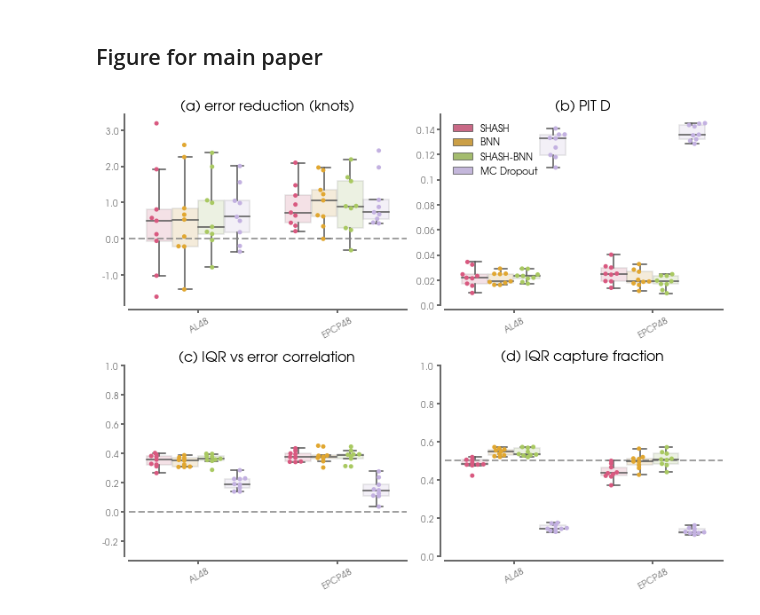
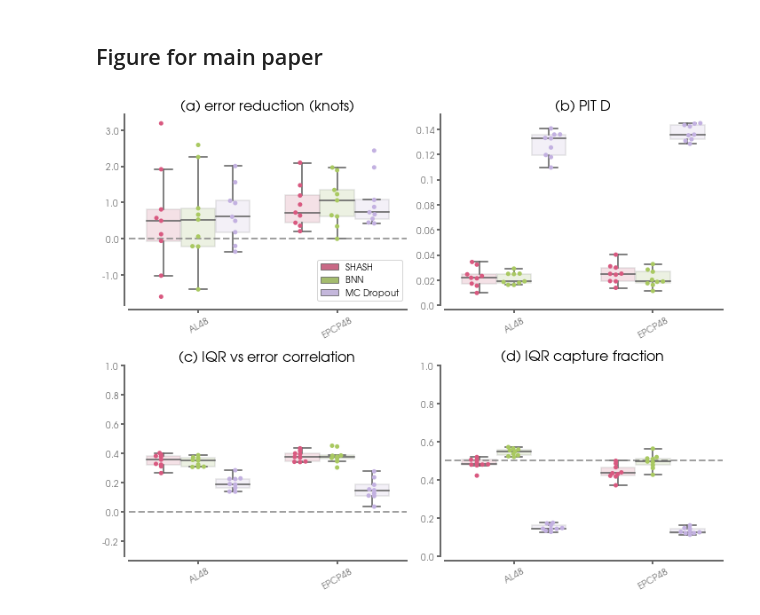
Before and after one commit to eabarnes1010/hurricane_uqcomparisons, a Jupyter notebook: _plot_metrics_compareBNN.ipynb, the cells around one changed output. Drawn from its saved outputs; the diff is of its cells as text; code cells hidden in the pictures.

```diff
--- a/_plot_metrics_compareBNN.ipynb
+++ b/_plot_metrics_compareBNN.ipynb
@@ -35,12 +35,12 @@ __version__ = "03 June 2022"
 EXP_NAME_LIST = (
                  "intensity202_AL48",    #SHASH
                  "intensity522_AL48",    #BNN
-                 "intensity523_AL48",    #BNN-SHASH
+                 # "intensity523_AL48",    #BNN-SHASH
                  "intensity521_AL48",    #MC-Dropout
 
                  "intensity302_EPCP48",    #SHASH
                  "intensity532_EPCP48",    #BNN
-                 "intensity533_EPCP48",    #BNN-SHASH
+                 # "intensity533_EPCP48",    #BNN-SHASH
                  "intensity531_EPCP48",    #MC-Dropout
                  )
 
@@ -166,8 +164,8 @@ df_metrics[df_metrics["testing_years"]==2020]
 ## Figure for main paper
 # %%
 import seaborn as sns
-colors = ('#D95980','#A9C961','#C3B1E1','#351F27')#('#284E60','#FFA83A','#D95980','#C3B1E1','#FFA83A')#colors = ('#284E60','#FFA83A','#D95980','#C3B1E1',)#('#284E60','#E1A730','#D95980','#C3B1E1','#351F27','#A9C961')
-colors = ('#D95980','#E1A730','#A9C961','#C3B1E1','#351F27')
+colors = ('#D95980','#E1A730','#A9C961','#C3B1E1','#351F27') # include SHASH-BNN
+colors = ('#D95980','#A9C961','#C3B1E1','#C3B1E1','#351F27')
 panel_letters = ('(a)','(b)','(c)','(d)')
 x_axis_list = ("basin_lead",)#("basin_lead", "exp_name")
 
@@ -209,10 +207,10 @@ for x_axis in x_axis_list:
                            size=5,
                            dodge=True,
                            ax=ax)
-        if imetric == 1:
+        if imetric == 0:
             handles, labels = ax.get_legend_handles_labels()
-            ax.legend(handles[:4], ('SHASH','BNN','SHASH-BNN','MC Dropout'),fontsize=11,frameon=False,loc=2)
-            # ax.legend(handles[:3], ('SHASH','SHASH-BNN','SHASH-BNN-LastLayer'),fontsize=10,frameon=True,loc=4)
+            # ax.legend(handles[:4], ('SHASH','BNN','SHASH-BNN','MC Dropout'),fontsize=11,frameon=False,loc=2)
+            ax.legend(handles[:3], ('SHASH','BNN','MC Dropout'),fontsize=10,frameon=True,)
         else:
             ax.get_legend().remove()
 
@@ -224,31 +222,31 @@ for x_axis in x_axis_list:
         if(metric.find('reduction') > -1):
             ax.axhline(y=0.0,linewidth=2,linestyle='--',color='gray',alpha=.75)
             # ax.set_ylim(-1.85,3.5)
         if(metric.find('reduction') == -1 and metric.find('n_error') > -1):
             ax.set_ylim(0.,22.)
         if(metric.find('iqr_error')> -1):
             ax.set_ylim(-.3,1.)
             ax.axhline(y=0.0,linewidth=2,linestyle='--',color='gray',alpha=.75)
 
         ax.set_title(title_text[imetric],
                      fontsize=FS,
                      color='k',
                     )
 
         # ax.get_legend().remove()
         x_tick_labels = ax.get_xticklabels()
         # ax.set_xticklabels([])
         ax.set_xticklabels(x_tick_labels,rotation = 30)
         yticks = np.around(ax.get_yticks(),3)
         ax.set_yticklabels(yticks)
         ax.set_ylabel('')
 
         format_spines(ax)
         ax.set_xticklabels(x_tick_labels,rotation = 30)
         ax.set_xlabel('')
 
     plt.tight_layout()
     plt.savefig(FIGURE_PATH + 'uq_comparisonsMetrics_leaveoneout' + APPEND_NAME + '.png', dpi=dpiFig)
     plt.show()
 # %% [output]
-[figure, old version]
+[figure, new version]
```
Also changed, not shown: parts of 1 cell of this notebook, 3 other files.
